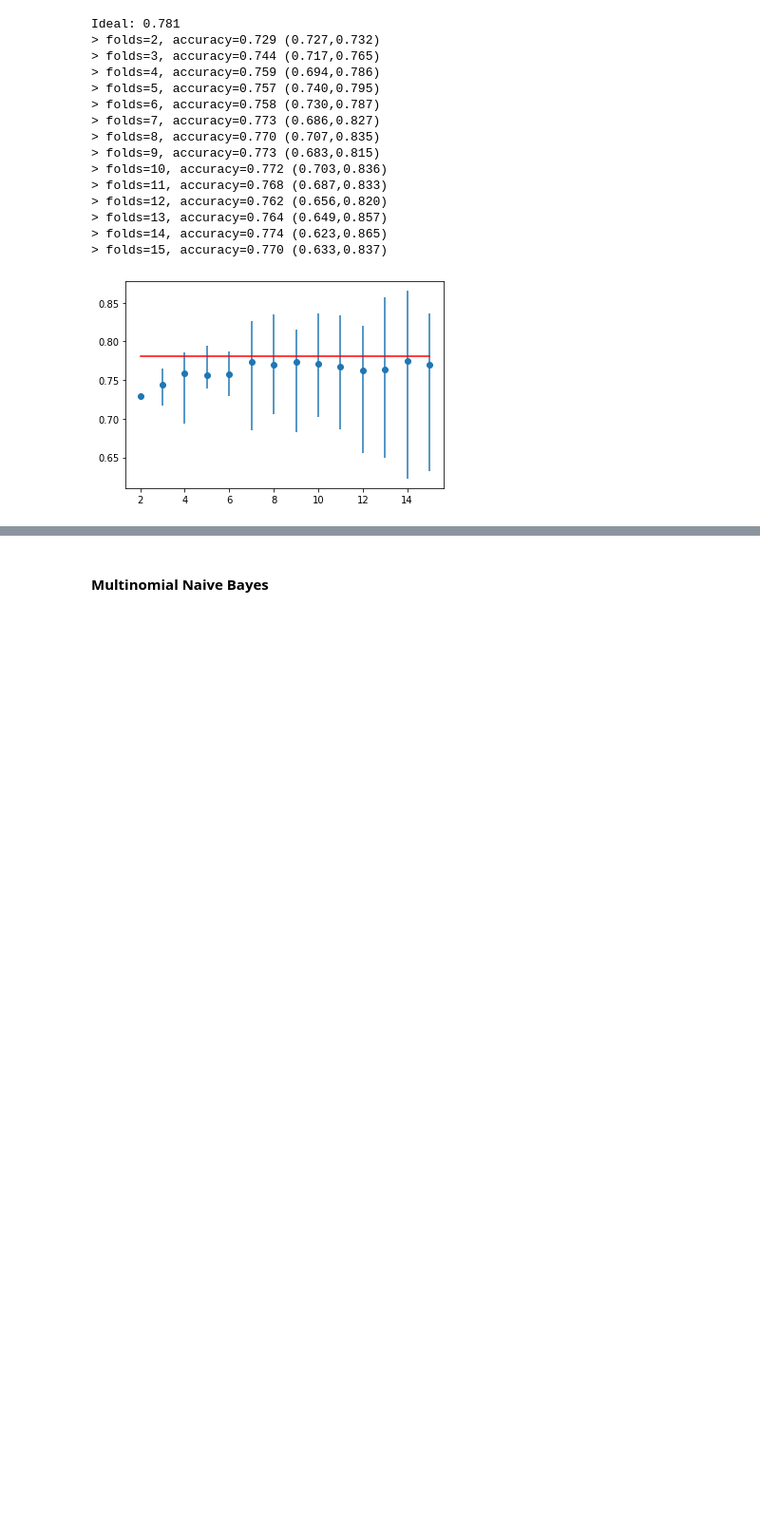
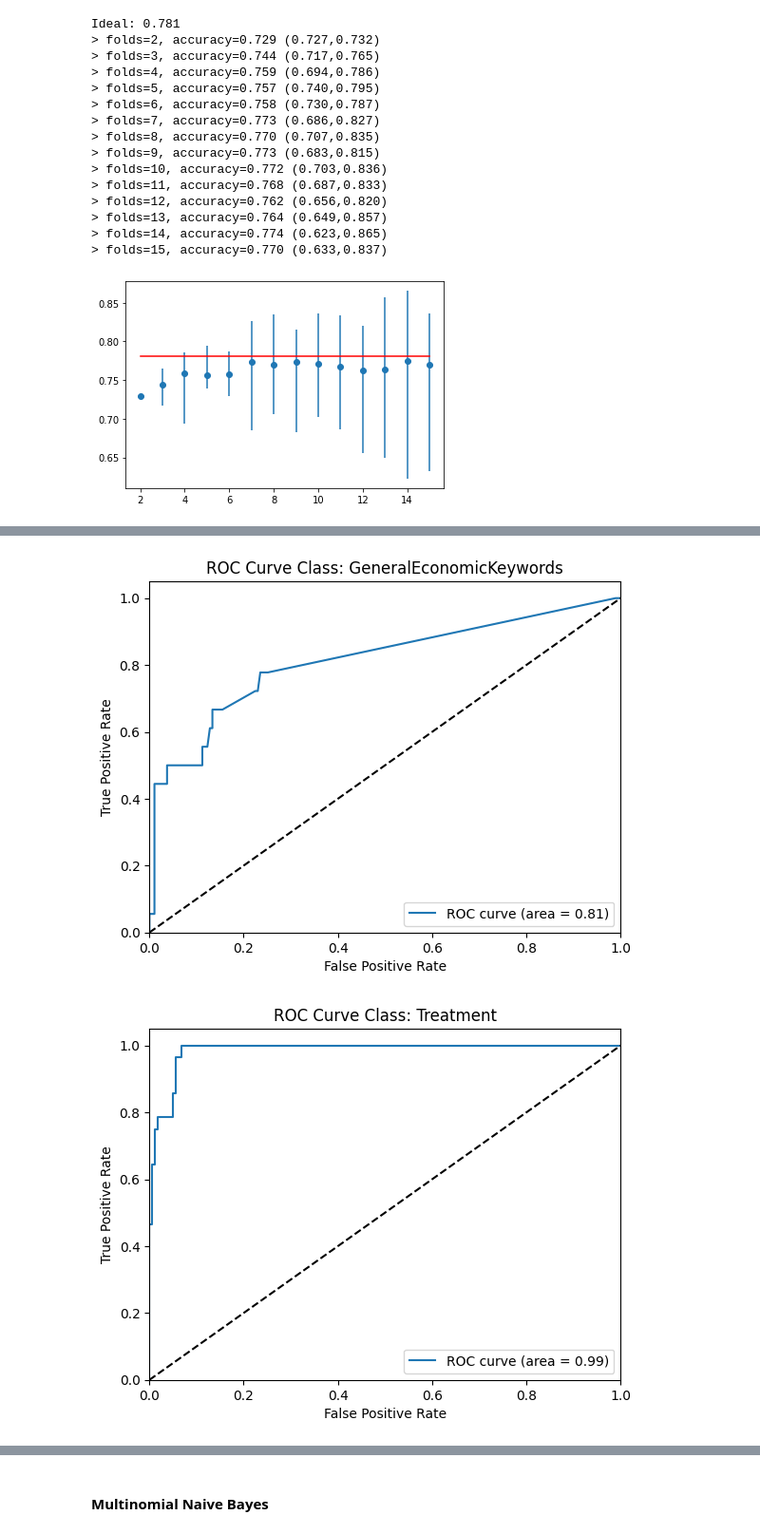
Before and after one commit to PaoloCiasco/TesiMagistrale, a Jupyter notebook: Classificazione/Dummy/PseudoCategories_Classification.ipynb, the cells around one changed output, grey strips where cells are left out. Shown: that part at 95% size. Drawn from its saved outputs; the diff is of its cells as text; code cells hidden in the pictures; blank space fills up the shorter version.

```diff
--- a/Classificazione/Dummy/PseudoCategories_Classification.ipynb
+++ b/Classificazione/Dummy/PseudoCategories_Classification.ipynb
@@ -505,30 +507,0 @@ Best parameters are: {'learning_rate': 0.1, 'max_depth': 3}
-# %%
-
-
-y_bin = label_binarize(y, classes=[0,1,2,3,4])
-n_classes = 5
-
-x_train, x_test, y_train, y_test = train_test_split(x, y_bin, test_size = 0.3, random_state = 0, shuffle = True)
-
-clf = OneVsRestClassifier(GradientBoostingClassifier(n_estimators=75, learning_rate=0.1, max_depth=3))
-y_score = clf.fit(x_train, y_train).decision_function(x_test)
-# Compute ROC curve and ROC area for each class
-fpr = dict()
-tpr = dict()
-roc_auc = dict()
-for i in range(n_classes):
-    fpr[i], tpr[i], _ = roc_curve(y_test[:, i], y_score[:, i])
-    roc_auc[i] = metrics.auc(fpr[i], tpr[i])
-
-# Plot of a ROC curve for a specific class
-for i in range(n_classes):
-    plt.figure()
-    plt.plot(fpr[i], tpr[i], label='ROC curve (area = %0.2f)' % roc_auc[i])
-    plt.plot([0, 1], [0, 1], 'k--')
-    plt.xlim([0.0, 1.0])
-    plt.ylim([0.0, 1.05])
-    plt.xlabel('False Positive Rate')
-    plt.ylabel('True Positive Rate')
-    plt.title('ROC Curve Class: ' + str(i))
-    plt.legend(loc="lower right")
-    plt.show()
@@ -540,0 +510,8 @@ for i in range(n_classes):
+# %%
+mdl2 = GradientBoostingClassifier(n_estimators=75, learning_rate=0.1, max_depth=3)
+clf_2 = OneVsRestClassifier(mdl2)
+
+clf_2.fit(x_train, y_train)
+y_pred = clf_2.predict(x_test)
+
+evaluate(y_test, y_pred)
@@ -540,0 +536,6 @@ for i in range(n_classes):
+# %%
+y_score_gb = clf_2.fit(x_train, y_train).decision_function(x_test)
+drawROC(y_score_gb)
+# %% [output]
+[figure, added]
+[figure, added]
```
Also changed, not shown: parts of 38 cells of this notebook, 3 other files.
